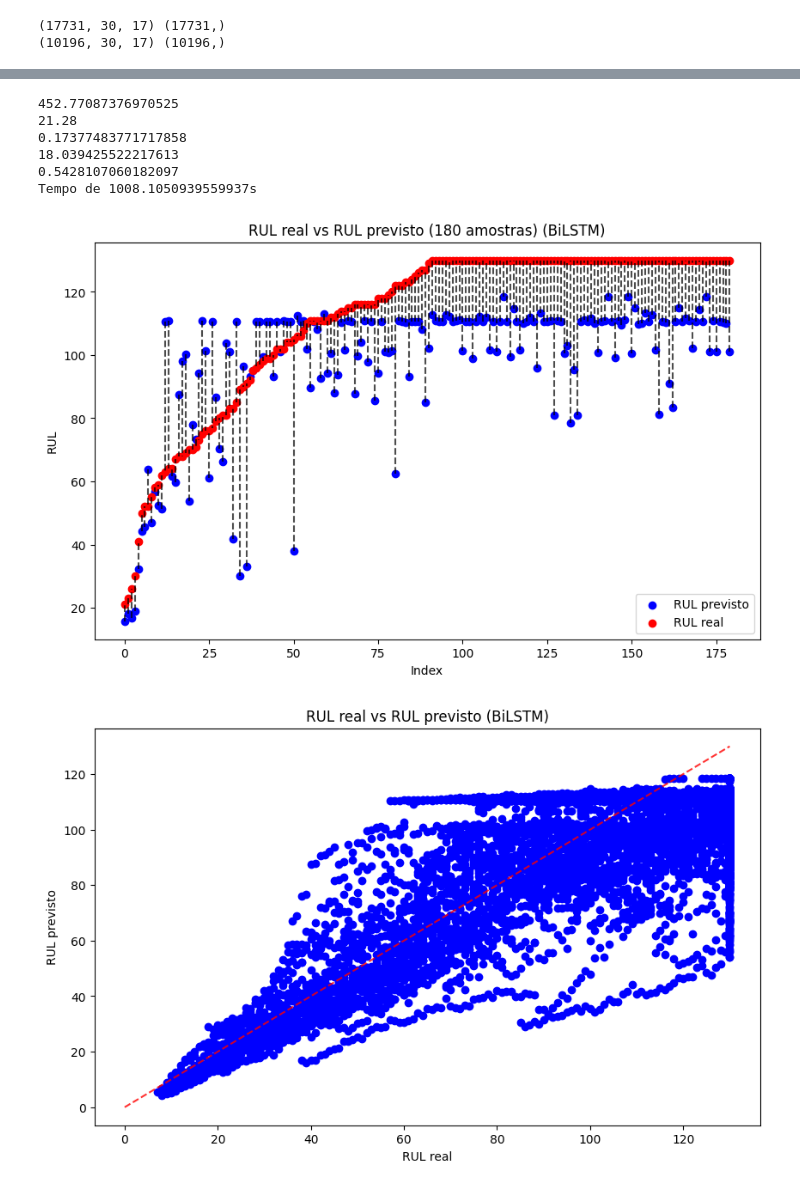
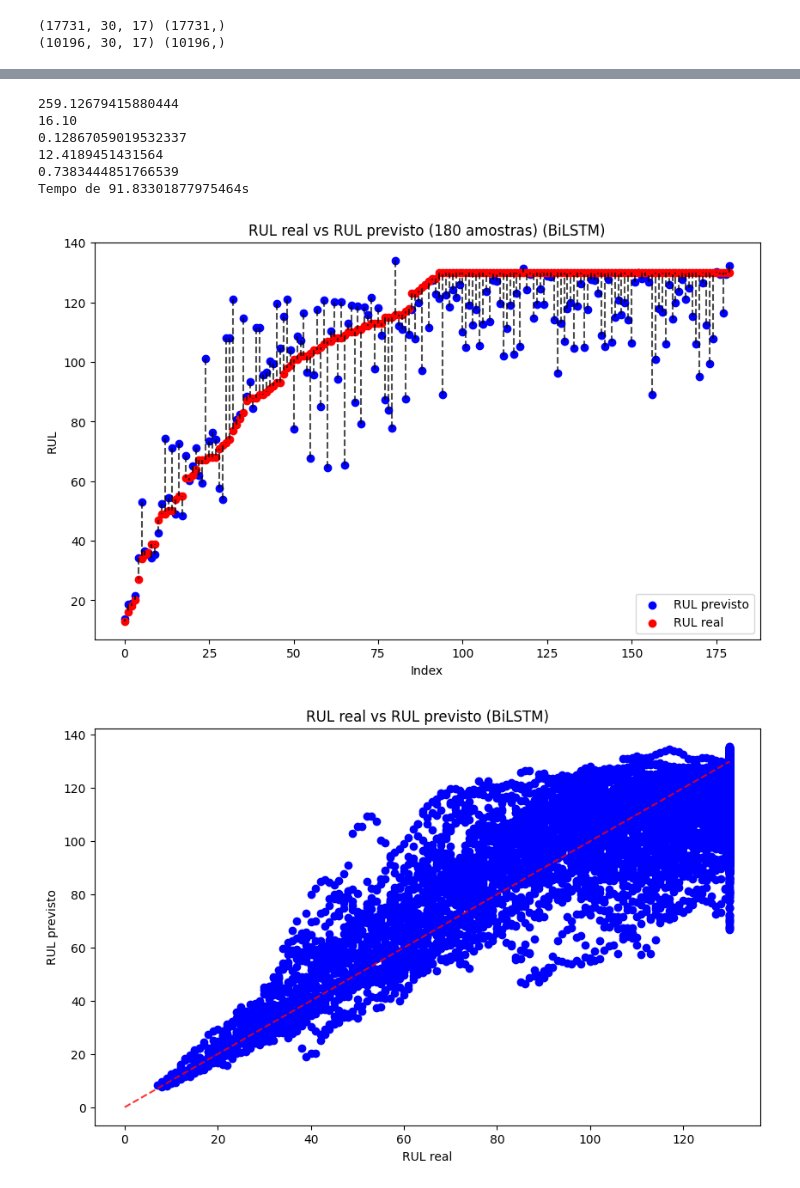
Before and after one commit to caioedavi0705-boop/comparacao, a Jupyter notebook: iteracao.ipynb, the cells around one changed output, grey strips where cells are left out. Cells and saved outputs as stored; diff of their text form; code cells hidden in the pictures.

```diff
--- a/iteracao.ipynb
+++ b/iteracao.ipynb
@@ -207,9 +202,9 @@ model_lstm.compile(optimizer=RMSprop(learning_rate=0.001),
 ##Treinando o modelo com os melhores hiperparâmetros
 # %%
 start=time.time()
-early_stopping = EarlyStopping(monitor='val_loss', patience=3)
-model_checkpoint = ModelCheckpoint('lstm_model_.h5', monitor='val_loss')
-history_lstm=model_lstm.fit(x1,y1,validation_data=(x2,y2),epochs=10,batch_size=200,
+early_stopping = EarlyStopping(monitor='val_loss', patience=5)
+model_checkpoint = ModelCheckpoint('lstm_model.h5', monitor='val_loss')
+history_lstm=model_lstm.fit(x1,y1,validation_data=(x2,y2),epochs=30,batch_size=200,
                                   callbacks=[early_stopping,model_checkpoint])
 
 plt.figure(figsize=(10, 6))
@@ -259,7 +254,7 @@ WARNING:absl:You are saving your model as an HDF5 file via `model.save()` or `ke
 # %%
 ##Testando o modelo com os dados de teste
 # %%
-rul_prev_r = model_lstm.predict(x_test).reshape(-1)
-rul_prev_r = [float(x) for x in rul_prev_r]
+rul_prev = model_lstm.predict(x_test).reshape(-1)
+rul_prev = [float(x) for x in rul_prev]
 end=time.time()
 # %% [output]
@@ -338,9 +322,9 @@ model_bi.compile(optimizer=RMSprop(learning_rate=0.001),
 ##Treinando o modelo com os melhores hiperparâmetros
 # %%
 start=time.time()
-early_stopping = EarlyStopping(monitor='val_loss', patience=3)
-model_checkpoint = ModelCheckpoint('bi_model_r.h5', monitor='val_loss')
-history_bi=model_bi.fit(x1,y1,validation_data=(x2,y2),epochs=10,batch_size=200,
+early_stopping = EarlyStopping(monitor='val_loss', patience=5)
+model_checkpoint = ModelCheckpoint('bi_model.h5', monitor='val_loss')
+history_bi=model_bi.fit(x1,y1,validation_data=(x2,y2),epochs=30,batch_size=200,
                                   callbacks=[early_stopping,model_checkpoint])
 
 plt.figure(figsize=(10, 6))
@@ -390,7 +374,7 @@ WARNING:absl:You are saving your model as an HDF5 file via `model.save()` or `ke
 # %%
 ##Testando o modelo com os dados de teste
 # %%
-rul_prev_r = model_bi.predict(x_test).reshape(-1)
-rul_prev_r = [float(x) for x in rul_prev_r]
+rul_prev = model_bi.predict(x_test).reshape(-1)
+rul_prev = [float(x) for x in rul_prev]
 end=time.time()
 # %% [output]
@@ -399,46 +383,46 @@ end=time.time()
 ##Avaliando o modelo
 # %%
 from sklearn.metrics import mean_absolute_error,mean_squared_error,r2_score,mean_absolute_percentage_error
-print(mean_squared_error(y_test_r,rul_prev_r))
-print(f'{np.sqrt(mean_squared_error(y_test_r,rul_prev_r)):.2f}')
-print(mean_absolute_percentage_error(y_test_r,rul_prev_r))
-print(mean_absolute_error(y_test_r,rul_prev_r))
-print(r2_score(y_test_r,rul_prev_r))
+print(mean_squared_error(y_test,rul_prev))
+print(f'{np.sqrt(mean_squared_error(y_test,rul_prev)):.2f}')
+print(mean_absolute_percentage_error(y_test,rul_prev))
+print(mean_absolute_error(y_test,rul_prev))
+print(r2_score(y_test,rul_prev))
 print(f'Tempo de {end-start}s')
 
 n_amostras = 180
-indices = np.random.choice(len(rul_prev_r),size=n_amostras,replace=False)
-y_real_amostra_r=np.array(y_test_r)[indices]
-y_prev_amostra_r=np.array(rul_prev_r)[indices]
-ordem = np.argsort(y_real_amostra_r)
-y_real_amostra_r=y_real_amostra_r[ordem]
-y_prev_amostra_r=y_prev_amostra_r[ordem]
+indices = np.random.choice(len(rul_prev),size=n_amostras,replace=False)
+y_real_amostra=np.array(y_test)[indices]
+y_prev_amostra=np.array(rul_prev)[indices]
+ordem = np.argsort(y_real_amostra)
+y_real_amostra=y_real_amostra[ordem]
+y_prev_amostra=y_prev_amostra[ordem]
 
 plt.figure(figsize=(10,6))
-plt.scatter(range(len(indices)),y_prev_amostra_r,c='blue',label='RUL previsto')
-plt.scatter(range(len(indices)),y_real_amostra_r,c='red',label='RUL real')
+plt.scatter(range(len(indices)),y_prev_amostra,c='blue',label='RUL previsto')
+plt.scatter(range(len(indices)),y_real_amostra,c='red',label='RUL real')
 plt.title(f'RUL real vs RUL previsto ({n_amostras} amostras) (BiLSTM)')
 plt.ylabel('RUL')
 plt.xlabel('Index')
 plt.legend(loc='lower right')
 
 for i in range(len(indices)):
-    plt.plot([i,i],[y_prev_amostra_r[i],y_real_amostra_r[i]],ls='--',c='black',alpha=0.7)
+    plt.plot([i,i],[y_prev_amostra[i],y_real_amostra[i]],ls='--',c='black',alpha=0.7)
 
 plt.figure(figsize=(10,6))
-plt.scatter(y_test_r,rul_prev_r,c='blue')
-plt.plot([0,limit_r],[0,limit_r],ls='--',c='red',alpha=0.8)
+plt.scatter(y_test,rul_prev,c='blue')
+plt.plot([0,limit],[0,limit],ls='--',c='red',alpha=0.8)
 plt.title('RUL real vs RUL previsto (BiLSTM)')
 plt.ylabel('RUL previsto')
 plt.xlabel('RUL real')
 
 plt.show()
 # %% [output]
-452.77087376970525
-21.28
-0.17377483771717858
-18.039425522217613
-0.5428107060182097
-Tempo de 1008.1050939559937s
+259.12679415880444
+16.10
+0.12867059019532337
+12.4189451431564
+0.7383444851766539
+Tempo de 91.83301877975464s
-[figure, old version]
+[figure, new version]
-[figure, old version]
+[figure, new version]
```
Also changed, not shown: parts of 12 cells of this notebook.
